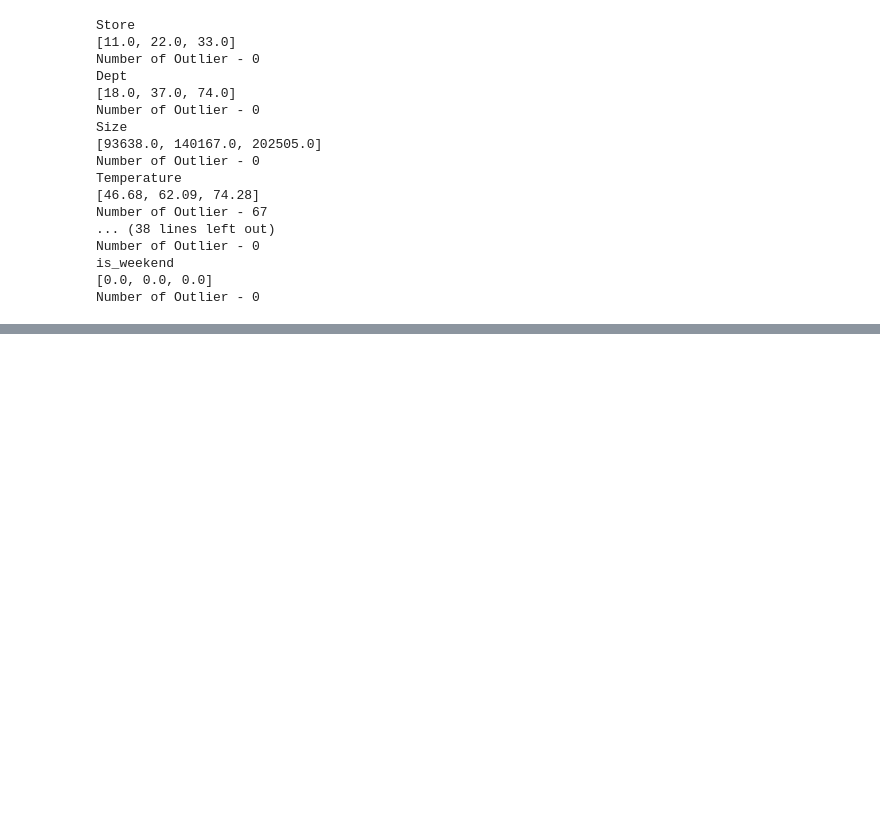
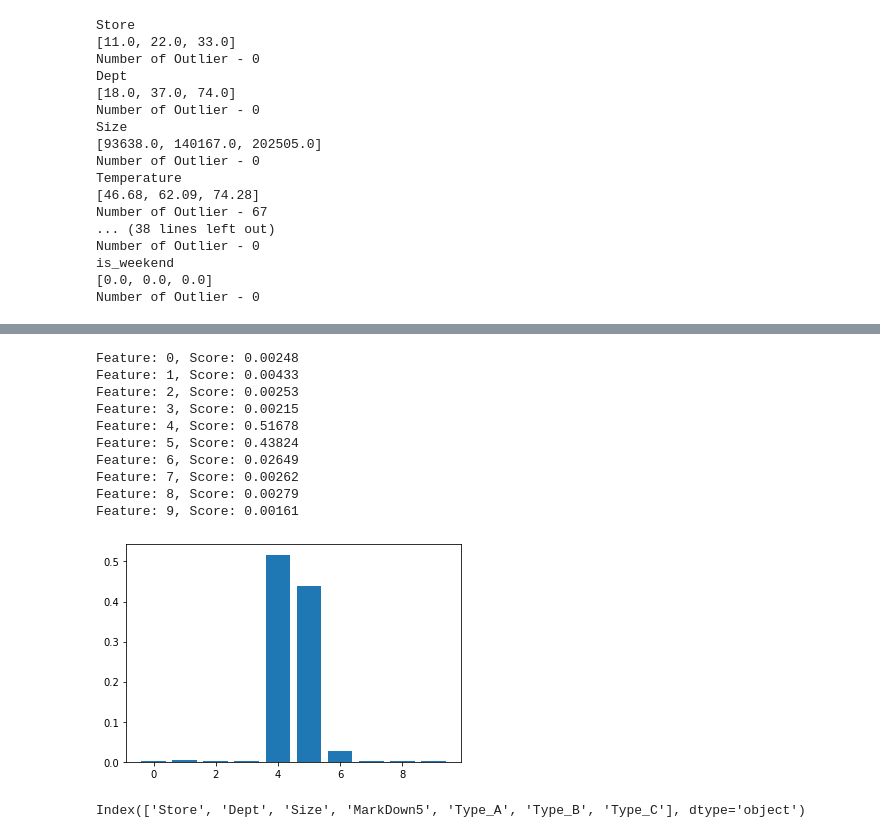
Before and after one commit to bsakethreddy/255-project-walmart, a Jupyter notebook: feature_engineering.ipynb, the cells around one changed output, grey strips where cells are left out. Cells and saved outputs as stored; diff of their text form; code cells hidden in the pictures; blank space fills up the shorter version.

```diff
--- a/feature_engineering.ipynb
+++ b/feature_engineering.ipynb
@@ -121,0 +101,42 @@ ValueError: could not convert string to float: 'Friday'
+# %%
+# decision tree for feature importance on a regression problem
+from sklearn.datasets import make_regression
+from sklearn.tree import DecisionTreeRegressor
+from matplotlib import pyplot
+# define dataset
+X, y = make_regression(n_samples=1000, n_features=10, n_informative=5, random_state=1)
+# define the model
+model = DecisionTreeRegressor()
+# fit the model
+model.fit(X, y)
+# get importance
+importance = model.feature_importances_
+# summarize feature importance
+for i,v in enumerate(importance):
+	print('Feature: %0d, Score: %.5f' % (i,v))
+# plot feature importance
+pyplot.bar([x for x in range(len(importance))], importance)
+pyplot.show()
+# %% [output]
+Feature: 0, Score: 0.00248
+Feature: 1, Score: 0.00433
+Feature: 2, Score: 0.00253
+Feature: 3, Score: 0.00215
+Feature: 4, Score: 0.51678
+Feature: 5, Score: 0.43824
+Feature: 6, Score: 0.02649
+Feature: 7, Score: 0.00262
+Feature: 8, Score: 0.00279
+Feature: 9, Score: 0.00161
+[figure, added]
+# %%
+from sklearn.feature_selection import f_regression,mutual_info_regression,SelectKBest
+from sklearn.preprocessing import StandardScaler
+from sklearn.model_selection import train_test_split
+X = df.drop('Weekly_Sales',axis=1)
+y = df['Weekly_Sales']
+X_train, X_test, y_train, y_test = train_test_split(X, y, test_size=0.30, random_state=42)
+sel_f = SelectKBest(f_regression,k=7).fit(X_train,y_train)
+X.columns[sel_f.get_support()]
+# %% [output]
+Index(['Store', 'Dept', 'Size', 'MarkDown5', 'Type_A', 'Type_B', 'Type_C'], dtype='object')
```
Also changed, not shown: parts of 4 cells of this notebook, 1 other file.
